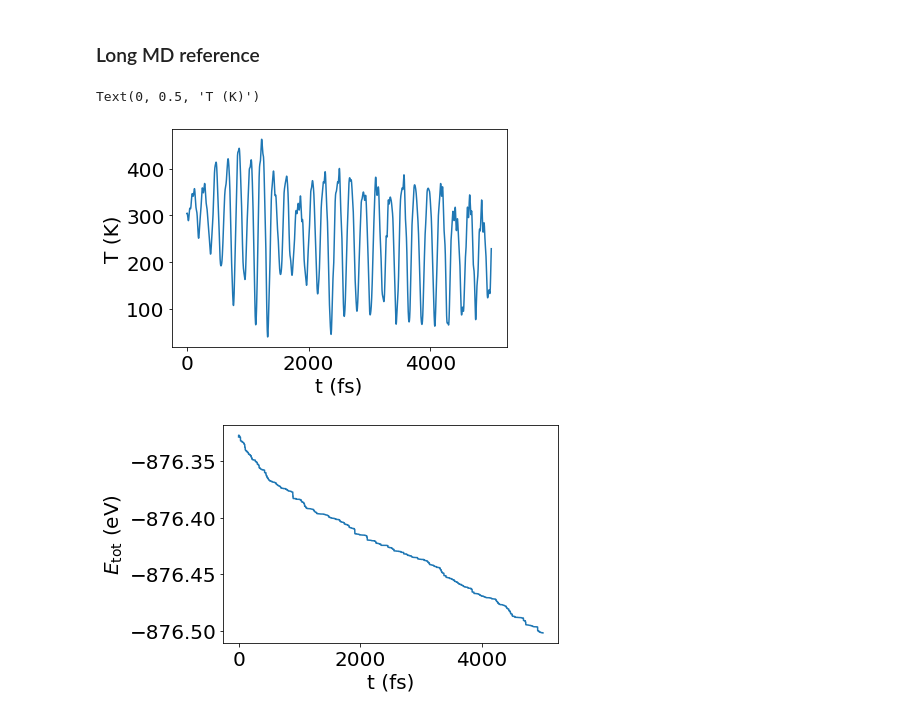
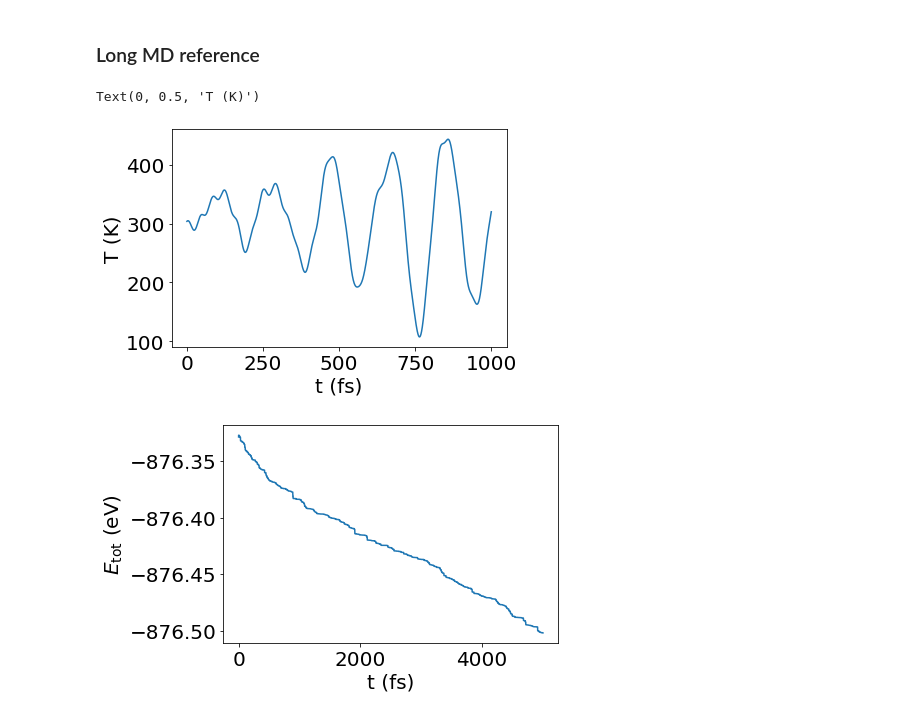
Before and after one commit to ferchault/APDFT, a Jupyter notebook: prototyping/apdft-ofdft-cpmd/Si8_NVE_ref.ipynb, the cells around one changed output. Drawn from its saved outputs; the diff is of its cells as text; code cells hidden in the pictures.

```diff
--- a/prototyping/apdft-ofdft-cpmd/Si8_NVE_ref.ipynb
+++ b/prototyping/apdft-ofdft-cpmd/Si8_NVE_ref.ipynb
@@ -102,12 +102,12 @@ time_ref = np.arange(0, len(epot_ref)*dt_ref, dt_ref)
 # %%
 plt.rcParams['font.size'] = 20
 
-plt.plot(time_ref, temp_ref)
+plt.plot(time_ref[:10000], temp_ref[:10000])
 plt.xlabel('t (fs)')
 plt.ylabel('T (K)')
 # %% [output]
 Text(0, 0.5, 'T (K)')
-[figure, old version]
+[figure, new version]
 # %%
 plt.rcParams['font.size'] = 20
 fig, ax = plt.subplots(1,1)
```
Also changed, not shown: parts of 31 cells of this notebook.
